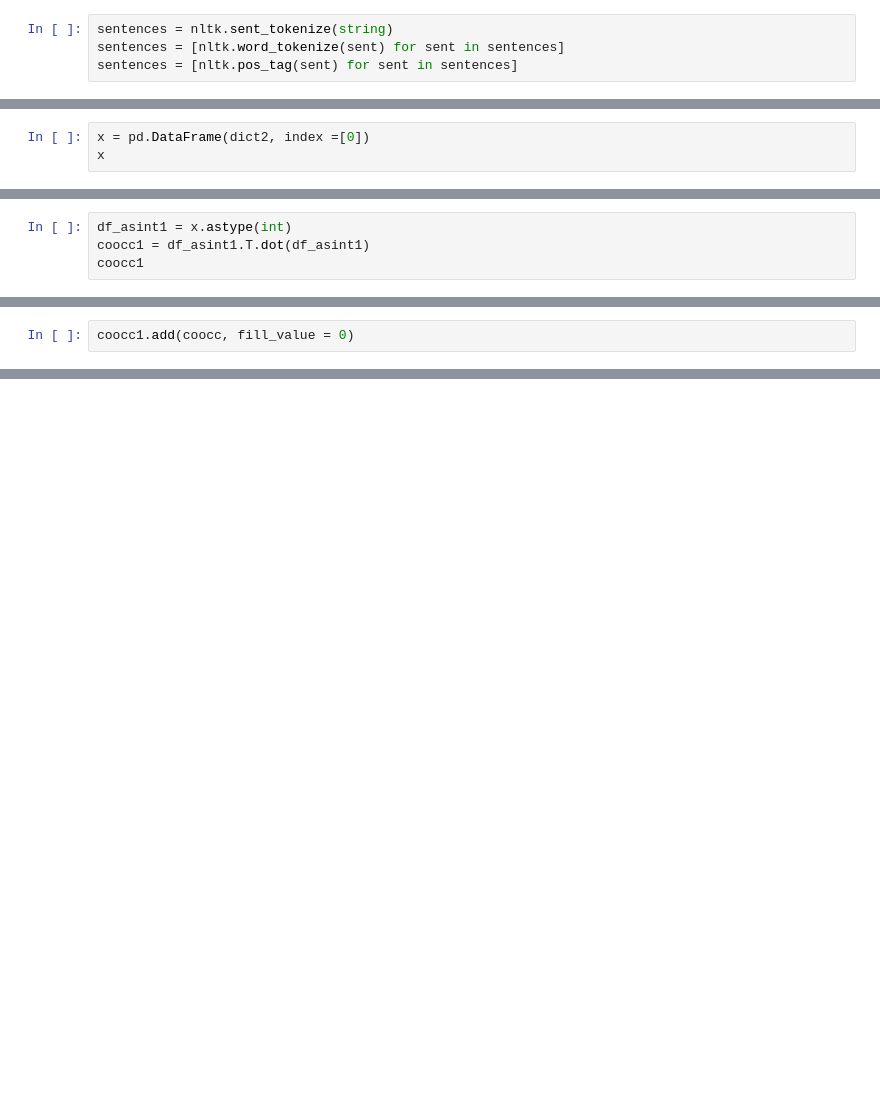
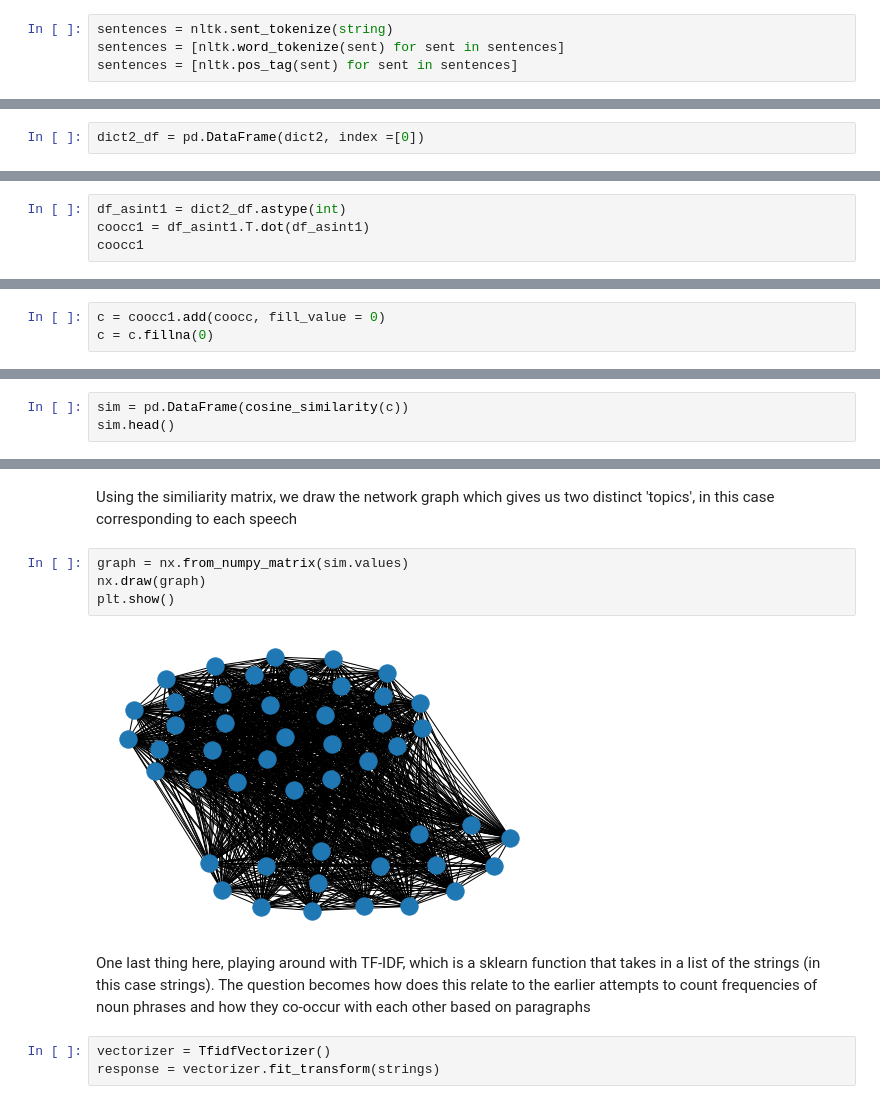
Before and after one commit to marioamz/State-of-the-Unions, a Jupyter notebook: Chunking.ipynb, the cells around one changed output, grey strips where cells are left out. Saved outputs shown, nothing was run; the diff lists cells and outputs as text; blank space fills up the shorter version.

Commit message:
a network!

```diff
--- a/Chunking.ipynb
+++ b/Chunking.ipynb
@@ -102,5 +126,4 @@ coocc
 | control | 2 | 1 | 1 | 1 | 1 | 2 | 1 | ... |
 32 rows × 32 columns
 # %%
-x = pd.DataFrame(dict2, index =[0])
-x
+dict2_df = pd.DataFrame(dict2, index =[0])
@@ -110,5 +130,5 @@ x
 # %%
-df_asint1 = x.astype(int)
+df_asint1 = dict2_df.astype(int)
 coocc1 = df_asint1.T.dot(df_asint1)
 coocc1
 # %% [output]
@@ -132,2 +154,3 @@ coocc1
 # %%
-coocc1.add(coocc, fill_value = 0)
+c = coocc1.add(coocc, fill_value = 0)
+c = c.fillna(0)
@@ -160,0 +180,3 @@ OSError: [E050] Can't find model 'en_core_web_md'. It doesn't seem to be a short
+# %%
+sim = pd.DataFrame(cosine_similarity(c))
+sim.head()
@@ -160,0 +191,13 @@ OSError: [E050] Can't find model 'en_core_web_md'. It doesn't seem to be a short
+# %% [markdown]
+Using the similiarity matrix, we draw the network graph which gives us two distinct 'topics', in this case corresponding to each speech
+# %%
+graph = nx.from_numpy_matrix(sim.values)
+nx.draw(graph)
+plt.show()
+# %% [output]
+[figure, added]
+# %% [markdown]
+One last thing here, playing around with TF-IDF, which is a sklearn function that takes in a list of the strings (in this case strings). The question becomes how does this relate to the earlier attempts to count frequencies of noun phrases and how they co-occur with each other based on paragraphs
+# %%
+vectorizer = TfidfVectorizer()
+response = vectorizer.fit_transform(strings)
```
Also changed, not shown: parts of 27 cells of this notebook.
